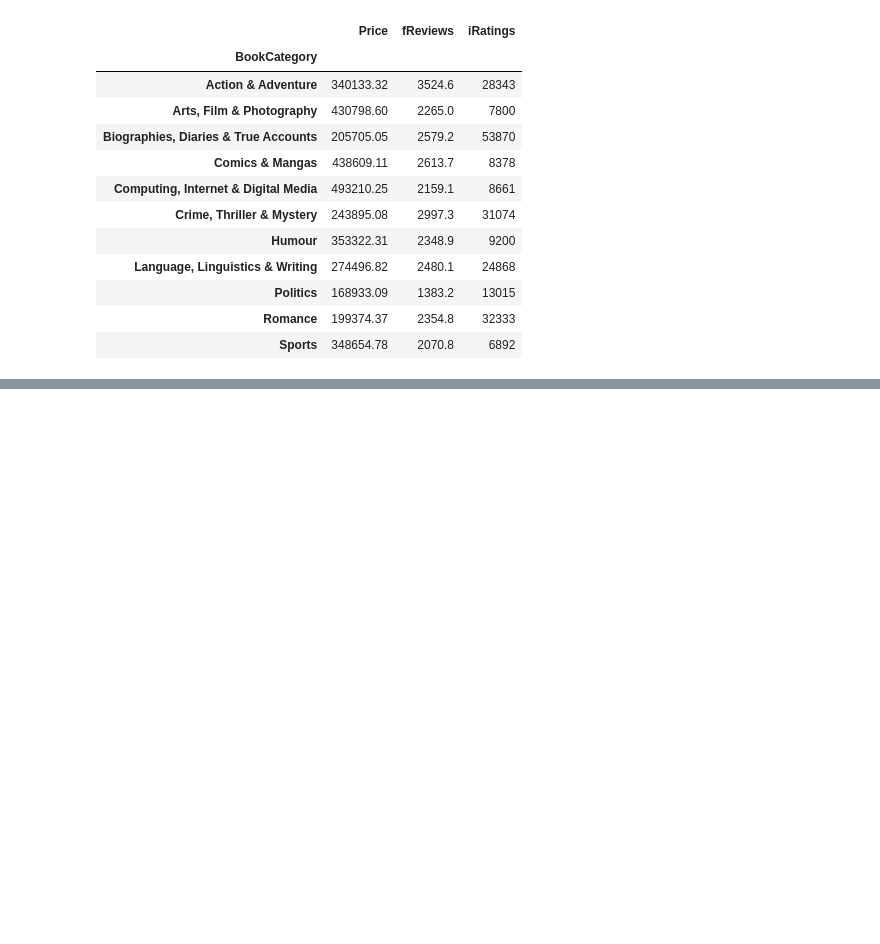
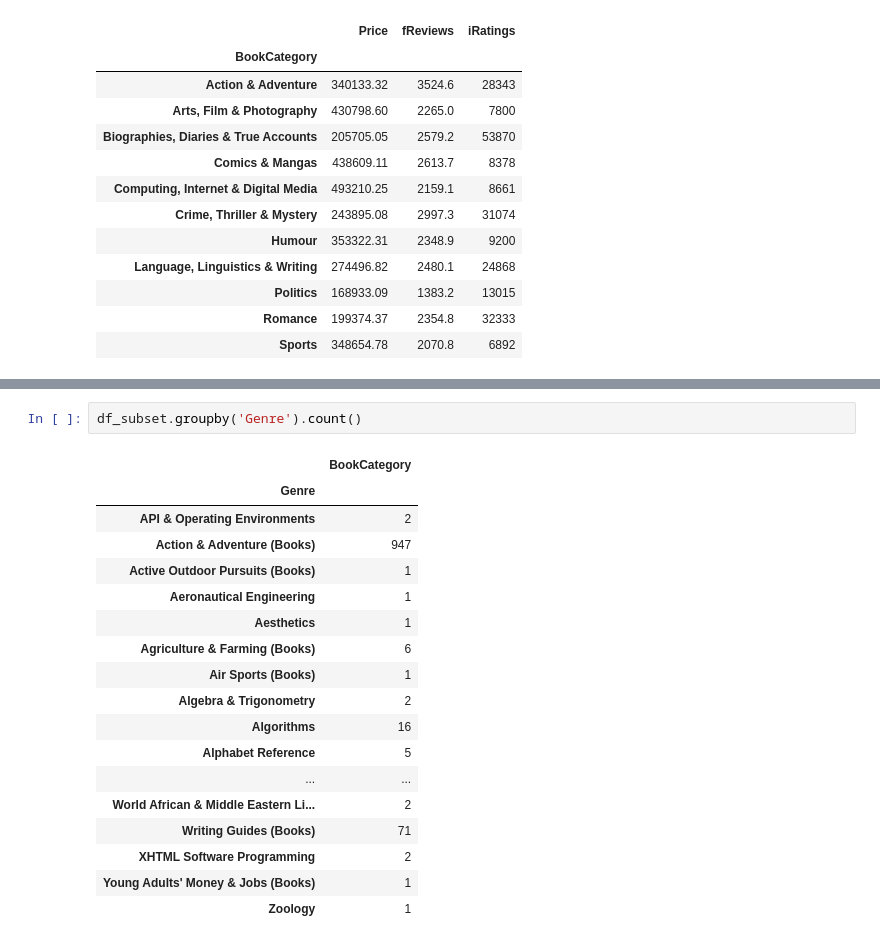
Before and after one commit to AnnikaNoren/post_graduate_project, a Jupyter notebook: Books.ipynb, the cells around one changed output, grey strips where cells are left out. Cells and saved outputs as stored; diff of their text form; blank space fills up the shorter version.

```diff
--- a/Books.ipynb
+++ b/Books.ipynb
@@ -792,0 +895,21 @@ df.groupby(df.BookCategory).size()
+# %%
+df_subset.groupby('Genre').count()
+# %% [output]
+|  | BookCategory |
+| Genre |  |
+| API & Operating Environments | 2 |
+| Action & Adventure (Books) | 947 |
+| Active Outdoor Pursuits (Books) | 1 |
+| Aeronautical Engineering | 1 |
+| Aesthetics | 1 |
+| Agriculture & Farming (Books) | 6 |
+| Air Sports (Books) | 1 |
+| Algebra & Trigonometry | 2 |
+| Algorithms | 16 |
+| Alphabet Reference | 5 |
+| ... | ... |
+| World African & Middle Eastern Li... | 2 |
+| Writing Guides (Books) | 71 |
+| XHTML Software Programming | 2 |
+| Young Adults' Money & Jobs (Books) | 1 |
+| Zoology | 1 |
```
Also changed, not shown: parts of 17 cells of this notebook.
